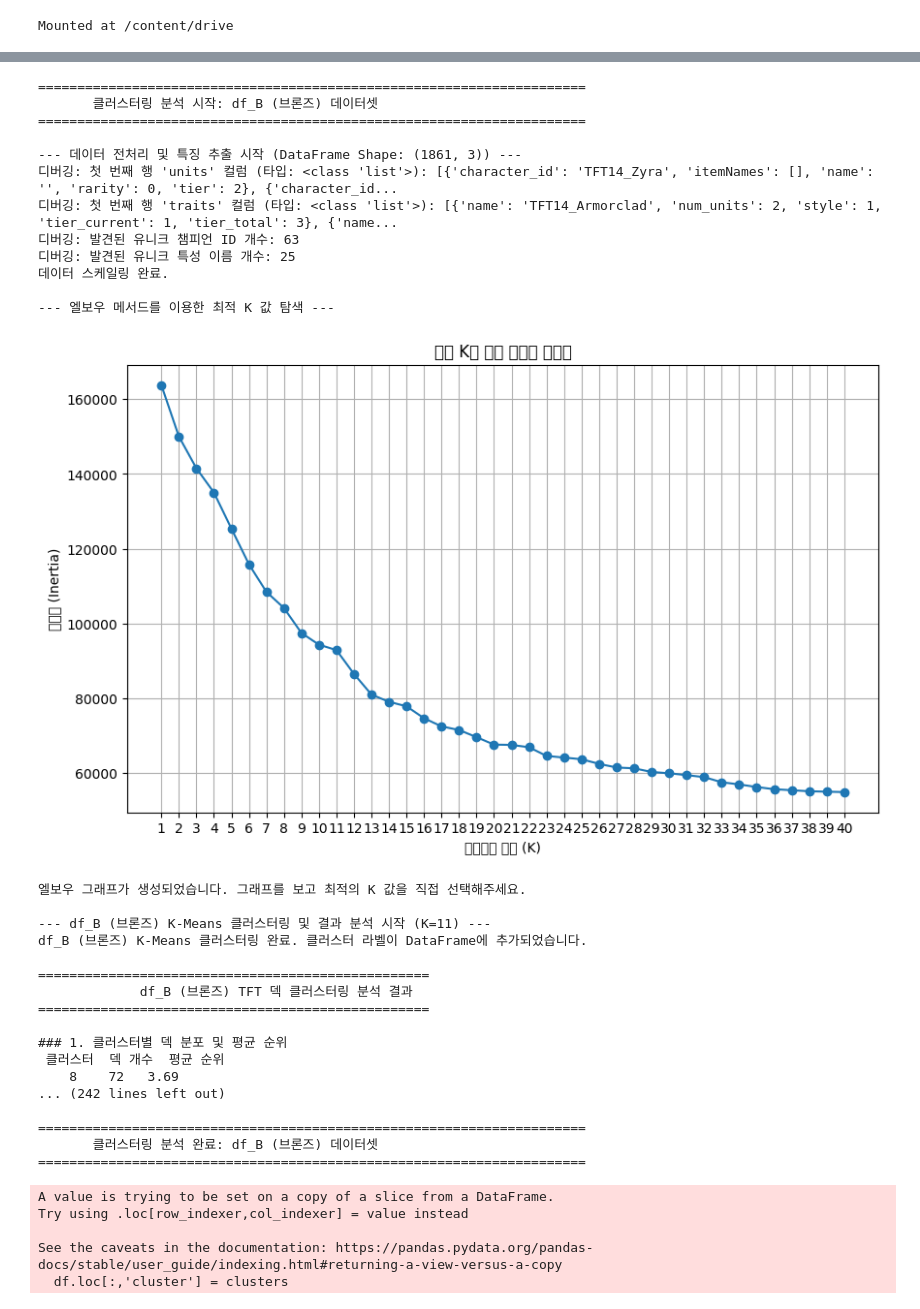
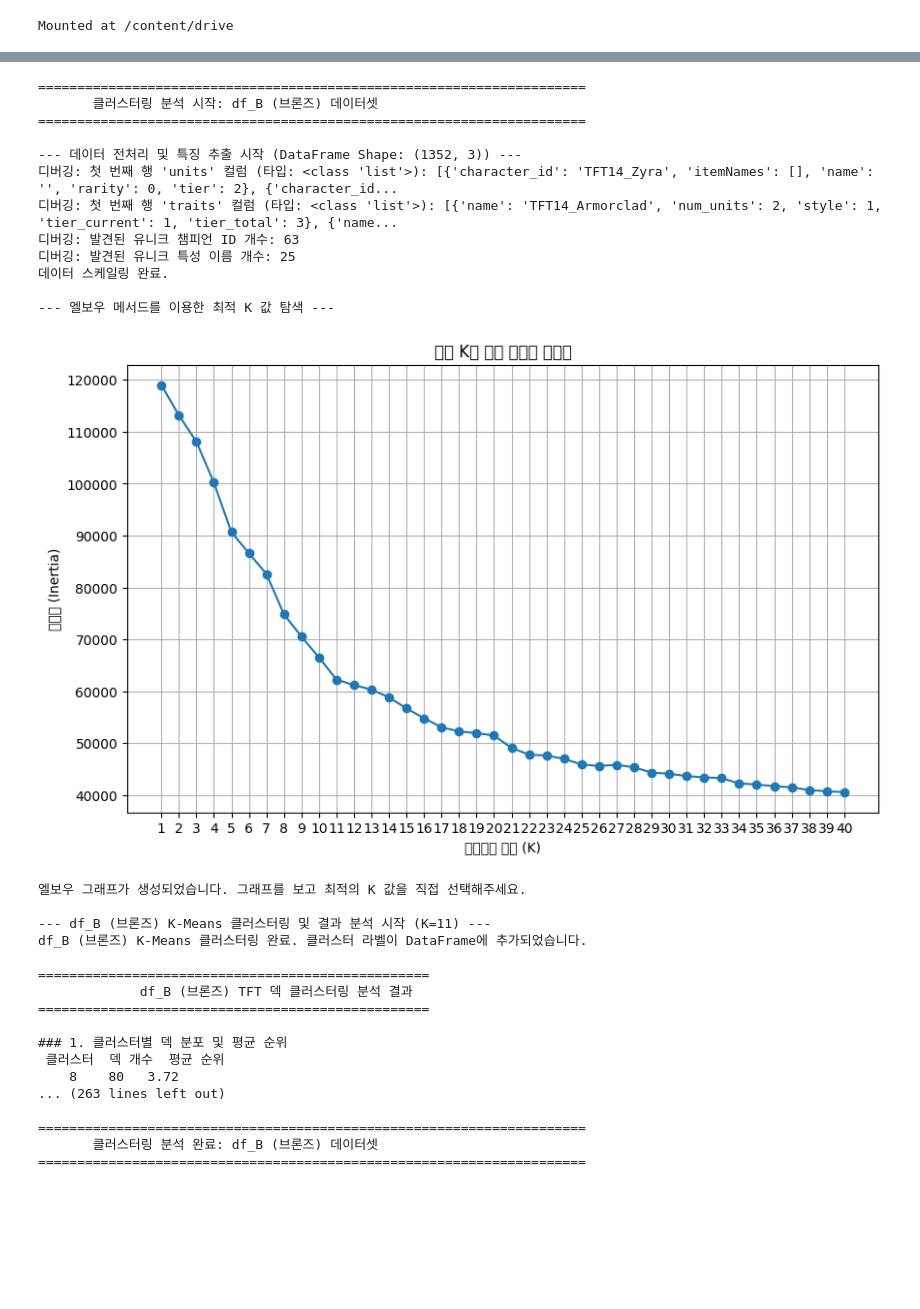
Before and after one commit to hsmu-jinhyeong/machine-learning-project, a Jupyter notebook: Untitled2.ipynb, the cells around one changed output, grey strips where cells are left out. Drawn from its saved outputs; the diff is of its cells as text; code cells hidden in the pictures; blank space fills up the shorter version.

```diff
--- a/Untitled2.ipynb
+++ b/Untitled2.ipynb
@@ -26,16 +38 @@ df_d = pd.read_csv("/content/drive/MyDrive/tft_match_data/tft_match_datadiamond_
-# %%
-df = [df_b, df_s, df_g, df_p, df_d] #시즌 10 이벤트 모드에 대한 데이터 삭제 코드
-for dataframe in df:
-    condition = dataframe['tft_set_core_name'] == 'TFTSet10'
-
-    index_to_drop = dataframe[condition].index
-
-    dataframe.drop(index_to_drop, inplace=True)
-# %%
-df_B = df_b[['placement', 'units', 'traits']]
-df_S = df_s[['placement', 'units', 'traits']]
-df_G = df_g[['placement', 'units', 'traits']]
-df_P = df_p[['placement', 'units', 'traits']]
-df_E = df_e[['placement', 'units', 'traits']]
-df_D = df_d[['placement', 'units', 'traits']]
 # %%
@@ -319,55 +287,51 @@ See the caveats in the documentation: https://pandas.pydata.org/pandas-docs/stab
 # %%
 df_name = "df_B (브론즈)"
-current_df = df_B # df_B 데이터프레임만 사용
+current_df = df_B.copy()
+optimal_k_for_df_b = 11
+
+cluster_top_champs_df_result_B = None
 
 print(f"\n\n{'='*70}\n       클러스터링 분석 시작: {df_name} 데이터셋\n{'='*70}")
 
+features_df, scaled_features, scaler = preprocess_and_extract_features(current_df)
 
-features_df, scaled_features, scaler = preprocess_and_extract_features(current_df.copy())
-
-# 전처리 성공 여부 확인
 if features_df is None:
     print(f"[{df_name}] 데이터 전처리 실패. 클러스터링을 진행할 수 없습니다.")
 else:
-    # 2단계: 엘보우 그래프 생성
-    plot_elbow_method(scaled_features, max_k_range=min(40, max(1, scaled_features.shape[0]-1)))
-
-    # 3단계: K-Means 클러스터링 실행 및 결과 분석
-    # *** 중요: 아래 optimal_k_for_df_b 값은 위에서 생성된 엘보우 그래프를 보고
-    #           가장 적절하다고 판단되는 K 값으로 직접 변경해주세요. ***
-    optimal_k_for_df_b = 11
+    max_k_for_elbow = min(40, max(1, scaled_features.shape[0] - 1))
+    plot_elbow_method(scaled_features, max_k_range=max_k_for_elbow)
 
     actual_k = optimal_k_for_df_b
     if scaled_features.shape[0] < optimal_k_for_df_b:
         actual_k = scaled_features.shape[0]
         if actual_k == 0:
             print(f"[{df_name}] 클러스터링할 데이터 샘플이 없습니다.")
         elif actual_k == 1:
             print(f"[{df_name}] 데이터 샘플이 1개이므로 K를 1로 설정합니다. 이 경우 클러스터링의 의미가 제한적일 수 있습니다.")
     elif optimal_k_for_df_b <= 0:
         print(f"[{df_name}] 유효하지 않은 K 값({optimal_k_for_df_b})이 설정되었습니다. K는 1 이상이어야 합니다.")
         actual_k = 0
 
     if actual_k > 0:
-        perform_kmeans_and_analyze(current_df, features_df, scaled_features, scaler, actual_k, df_name=df_name)
+        cluster_top_champs_df_result_B = perform_kmeans_and_analyze(current_df, features_df, scaled_features, scaler, actual_k, df_name=df_name)
     else:
         print(f"[{df_name}] 데이터가 부족하거나 K 값이 유효하지 않아 K-Means 클러스터링을 건너뜁니다.")
 
 print(f"\n\n{'='*70}\n       클러스터링 분석 완료: {df_name} 데이터셋\n{'='*70}")
 # %% [output]
 ======================================================================
        클러스터링 분석 시작: df_B (브론즈) 데이터셋
 ======================================================================
 
---- 데이터 전처리 및 특징 추출 시작 (DataFrame Shape: (1861, 3)) ---
+--- 데이터 전처리 및 특징 추출 시작 (DataFrame Shape: (1352, 3)) ---
 디버깅: 첫 번째 행 'units' 컬럼 (타입: <class 'list'>): [{'character_id': 'TFT14_Zyra', 'itemNames': [], 'name': '', 'rarity': 0, 'tier': 2}, {'character_id...
 디버깅: 첫 번째 행 'traits' 컬럼 (타입: <class 'list'>): [{'name': 'TFT14_Armorclad', 'num_units': 2, 'style': 1, 'tier_current': 1, 'tier_total': 3}, {'name...
 디버깅: 발견된 유니크 챔피언 ID 개수: 63
 디버깅: 발견된 유니크 특성 이름 개수: 25
 데이터 스케일링 완료.
 
 --- 엘보우 메서드를 이용한 최적 K 값 탐색 ---
-[figure, old version]
+[figure, new version]
 엘보우 그래프가 생성되었습니다. 그래프를 보고 최적의 K 값을 직접 선택해주세요.
 
 --- df_B (브론즈) K-Means 클러스터링 및 결과 분석 시작 (K=11) ---
@@ -379,14 +343,9 @@ df_B (브론즈) K-Means 클러스터링 완료. 클러스터 라벨이 DataFram
 
 ### 1. 클러스터별 덱 분포 및 평균 순위
  클러스터  덱 개수  평균 순위
-    8    72   3.69
-... (242 lines left out)
+    8    80   3.72
+... (263 lines left out)
 
 ======================================================================
        클러스터링 분석 완료: df_B (브론즈) 데이터셋
 ======================================================================
-A value is trying to be set on a copy of a slice from a DataFrame.
-Try using .loc[row_indexer,col_indexer] = value instead
-
-See the caveats in the documentation: https://pandas.pydata.org/pandas-docs/stable/user_guide/indexing.html#returning-a-view-versus-a-copy
-  df.loc[:,'cluster'] = clusters
```
Also changed, not shown: parts of 14 cells of this notebook.
